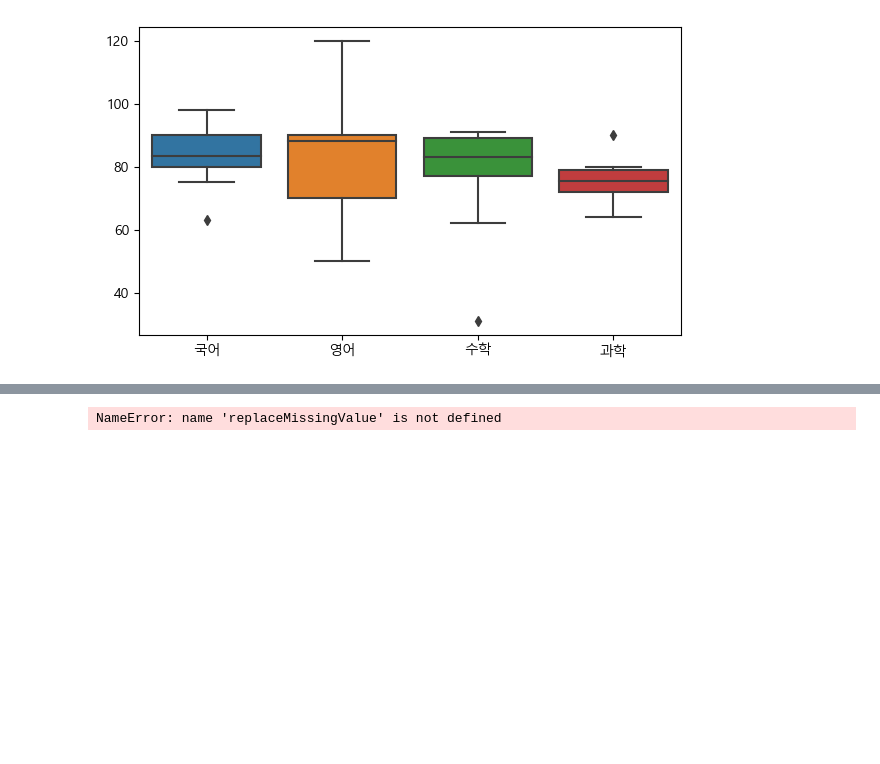
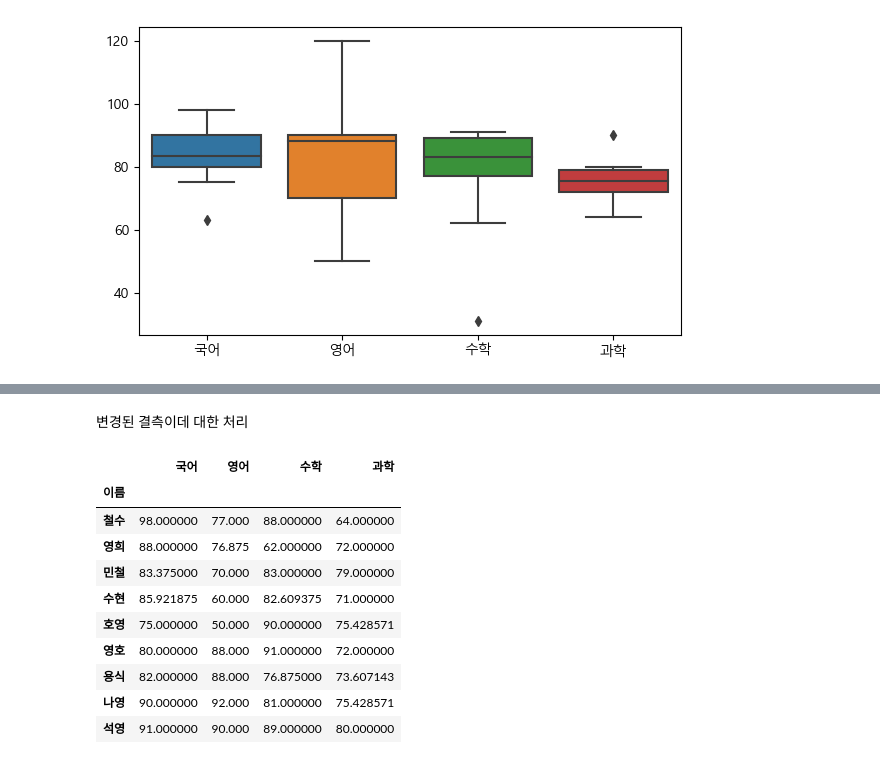
Before and after one commit to jihun5/jupyter_home, a Jupyter notebook: 데이터 정제/이상치_정제.ipynb, the cells around one changed output, grey strips where cells are left out. Saved outputs shown, nothing was run; the diff lists cells and outputs as text; code cells hidden in the pictures; blank space fills up the shorter version.

```diff
--- a/데이터 정제/이상치_정제.ipynb
+++ b/데이터 정제/이상치_정제.ipynb
@@ -121,5 +205,22 @@ NameError: name 're_df' is not defined
+# %% [markdown]
+변경된 결측이데 대한 처리
+# %%
+imr = SimpleImputer(missing_values=np.nan, strategy='mean')
+df_imr = imr.fit_transform(re_df.values)
+final_df = DataFrame(df_imr, index=df.index, columns=df.columns)
+final_df
+# %% [output]
+|  | 국어 | 영어 | 수학 | 과학 |
+| 이름 |  |  |  |  |
+| 철수 | 98.000000 | 77.000 | 88.000000 | 64.000000 |
+| 영희 | 88.000000 | 76.875 | 62.000000 | 72.000000 |
+| 민철 | 83.375000 | 70.000 | 83.000000 | 79.000000 |
+| 수현 | 85.921875 | 60.000 | 82.609375 | 71.000000 |
+| 호영 | 75.000000 | 50.000 | 90.000000 | 75.428571 |
+| 영호 | 80.000000 | 88.000 | 91.000000 | 72.000000 |
+| 용식 | 82.000000 | 88.000 | 76.875000 | 73.607143 |
+| 나영 | 90.000000 | 92.000 | 81.000000 | 75.428571 |
+| 석영 | 91.000000 | 90.000 | 89.000000 | 80.000000 |
 # %%
-final_df = replaceMissingValue(re_df)
-final_df
+# final_df = replaceMissingValue(re_df)
+# final_df
-# %% [output]
-NameError: name 'replaceMissingValue' is not defined
```
Also changed, not shown: parts of 20 cells of this notebook, 3 other files.
